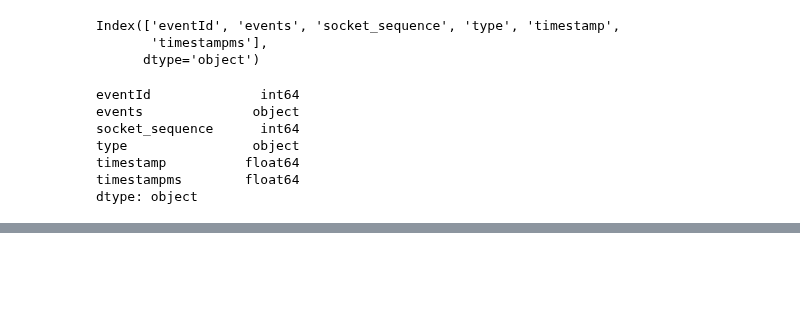
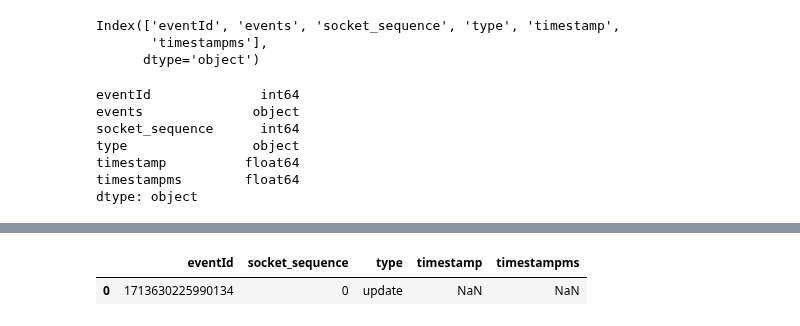
Before and after one commit to solarecho3/vectors, a Jupyter notebook: scratch_notebooks/scratch.ipynb, the cells around one changed output, grey strips where cells are left out. Drawn from its saved outputs; the diff is of its cells as text; code cells hidden in the pictures; blank space fills up the shorter version.

Commit message:
stream exchange data to file, parse data to dataframe

```diff
--- a/scratch_notebooks/scratch.ipynb
+++ b/scratch_notebooks/scratch.ipynb
@@ -1535,0 +204,7 @@ len(df)
+# %%
+# locate the ith row, and slice out
+# all but the events column
+pd.DataFrame(df.loc[0]).T[['eventId','socket_sequence','type','timestamp','timestampms']]
+# %% [output]
+|  | eventId | socket_sequence | type | timestamp | timestampms |
+| 0 | 1713630225990134 | 0 | update | NaN | NaN |
```
Also changed, not shown: parts of 33 cells of this notebook.
